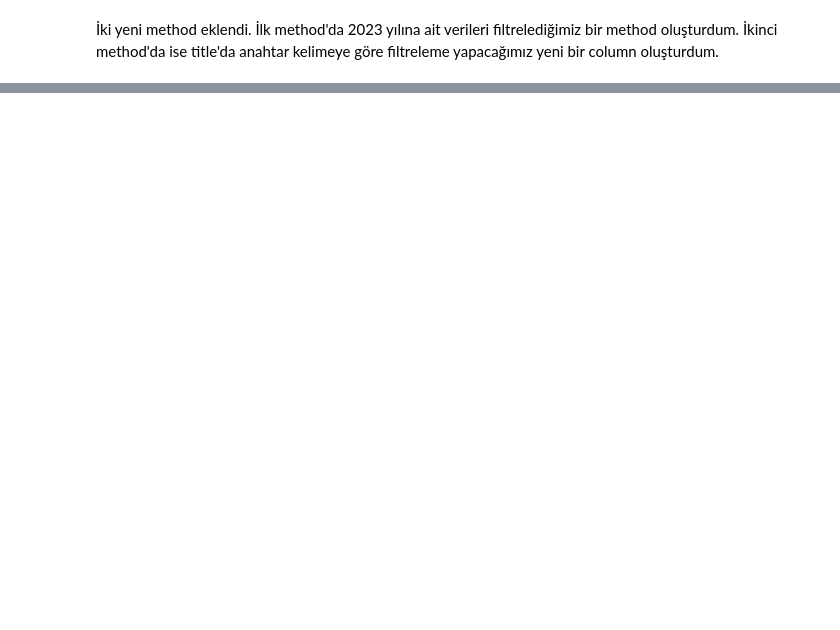
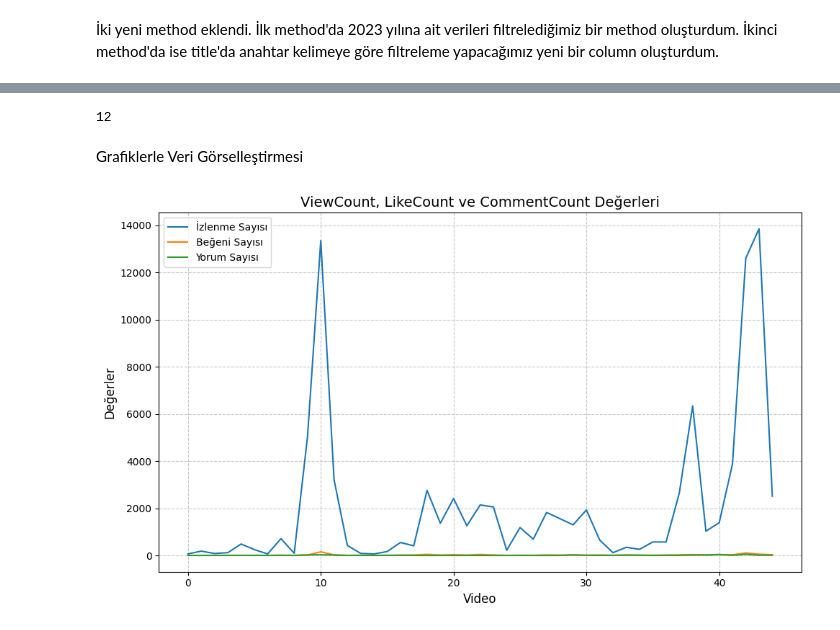
Before and after one commit to sevgicann/api_project, a Jupyter notebook: analiz.ipynb, the cells around one changed output, grey strips where cells are left out. Drawn from its saved outputs; the diff is of its cells as text; code cells hidden in the pictures; blank space fills up the shorter version.

```diff
--- a/analiz.ipynb
+++ b/analiz.ipynb
@@ -290,0 +328,24 @@ df
+# %%
+ortalama_ustu_degerSayisi=ortalama_ust_degerler.count()
+ortalama_ustu_degerSayisi
+# %% [output]
+12
+# %% [markdown]
+Grafiklerle Veri Görselleştirmesi
+# %%
+plt.figure(figsize=(10, 6))
+
+# Her bir değeri ayrı ayrı göstermek için line plot kullanalım
+plt.plot(new_video_df.index, new_video_df['viewCount'], label='İzlenme Sayısı')
+plt.plot(new_video_df.index, new_video_df['likeCount'], label='Beğeni Sayısı')
+plt.plot(new_video_df.index, new_video_df['commentCount'], label='Yorum Sayısı')
+
+plt.title('ViewCount, LikeCount ve CommentCount Değerleri', fontsize=14)
+plt.xlabel('Video', fontsize=12)
+plt.ylabel('Değerler', fontsize=12)
+plt.legend()
+plt.grid(True, linestyle='--', alpha=0.7) #Bu özellik grafik güzelleştirme için kullanıldı
+plt.tight_layout()
+plt.show()
+# %% [output]
+[figure, added]
```
Also changed, not shown: parts of 38 cells of this notebook, 1 other file.
